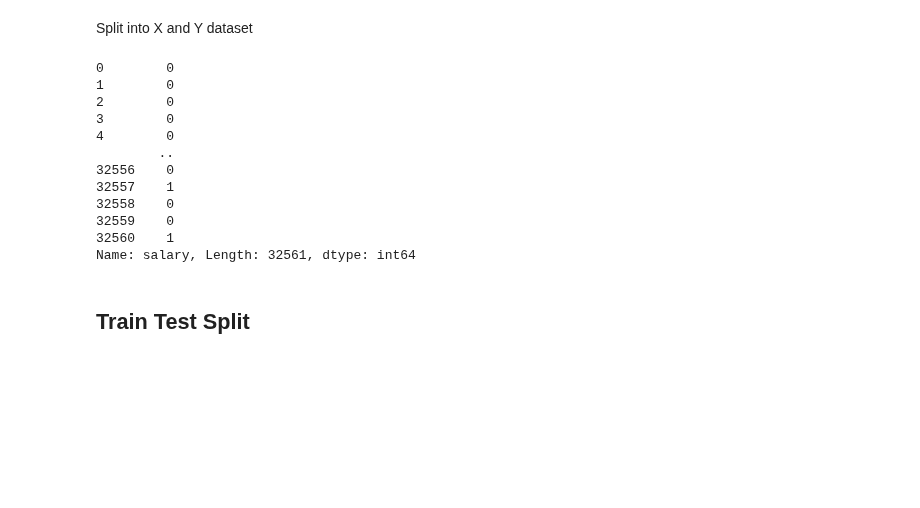
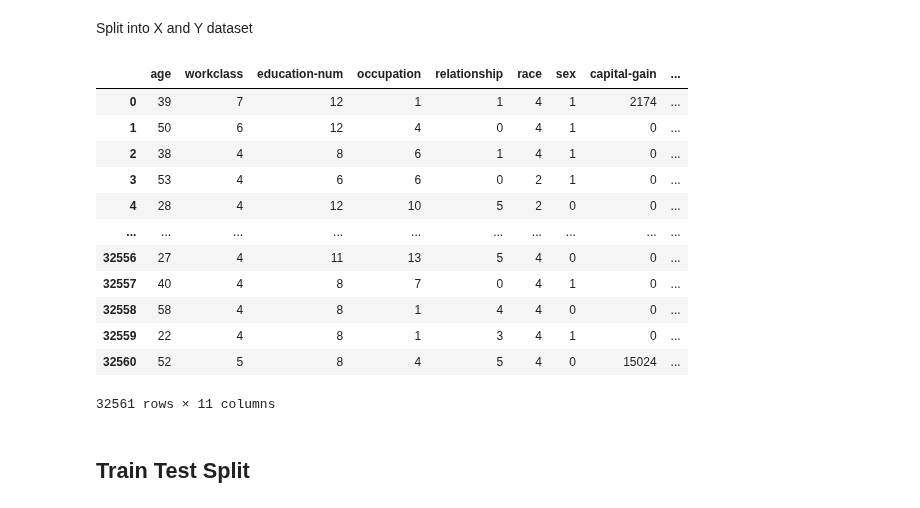
Before and after one commit to RSC007/Adult-Census-Income-Prediction, a Jupyter notebook: notebook/EDA.ipynb, the cells around one changed output. Drawn from its saved outputs; the diff is of its cells as text; code cells hidden in the pictures; blank space fills up the shorter version.

```diff
--- a/notebook/EDA.ipynb
+++ b/notebook/EDA.ipynb
@@ -199,21 +203,22 @@ Split into X and Y dataset
 # %%
 X = df.drop(["salary", "marital-status"], axis=1)
 y = df["salary"]
-# %%
-y
-# %% [output]
-0        0
-1        0
-2        0
-3        0
-4        0
-        ..
-32556    0
-32557    1
-32558    0
-32559    0
-32560    1
-Name: salary, Length: 32561, dtype: int64
+# %%
+X
+# %% [output]
+|  | age | workclass | education-num | occupation | relationship | race | sex | capital-gain | ... |
+| 0 | 39 | 7 | 12 | 1 | 1 | 4 | 1 | 2174 | ... |
+| 1 | 50 | 6 | 12 | 4 | 0 | 4 | 1 | 0 | ... |
+| 2 | 38 | 4 | 8 | 6 | 1 | 4 | 1 | 0 | ... |
+| 3 | 53 | 4 | 6 | 6 | 0 | 2 | 1 | 0 | ... |
+| 4 | 28 | 4 | 12 | 10 | 5 | 2 | 0 | 0 | ... |
+| ... | ... | ... | ... | ... | ... | ... | ... | ... | ... |
+| 32556 | 27 | 4 | 11 | 13 | 5 | 4 | 0 | 0 | ... |
+| 32557 | 40 | 4 | 8 | 7 | 0 | 4 | 1 | 0 | ... |
+| 32558 | 58 | 4 | 8 | 1 | 4 | 4 | 0 | 0 | ... |
+| 32559 | 22 | 4 | 8 | 1 | 3 | 4 | 1 | 0 | ... |
+| 32560 | 52 | 5 | 8 | 4 | 5 | 4 | 0 | 15024 | ... |
+32561 rows × 11 columns
 # %% [markdown]
 ## Train Test Split
 # %%
```
Also changed, not shown: parts of 14 cells of this notebook, 11 other files.
